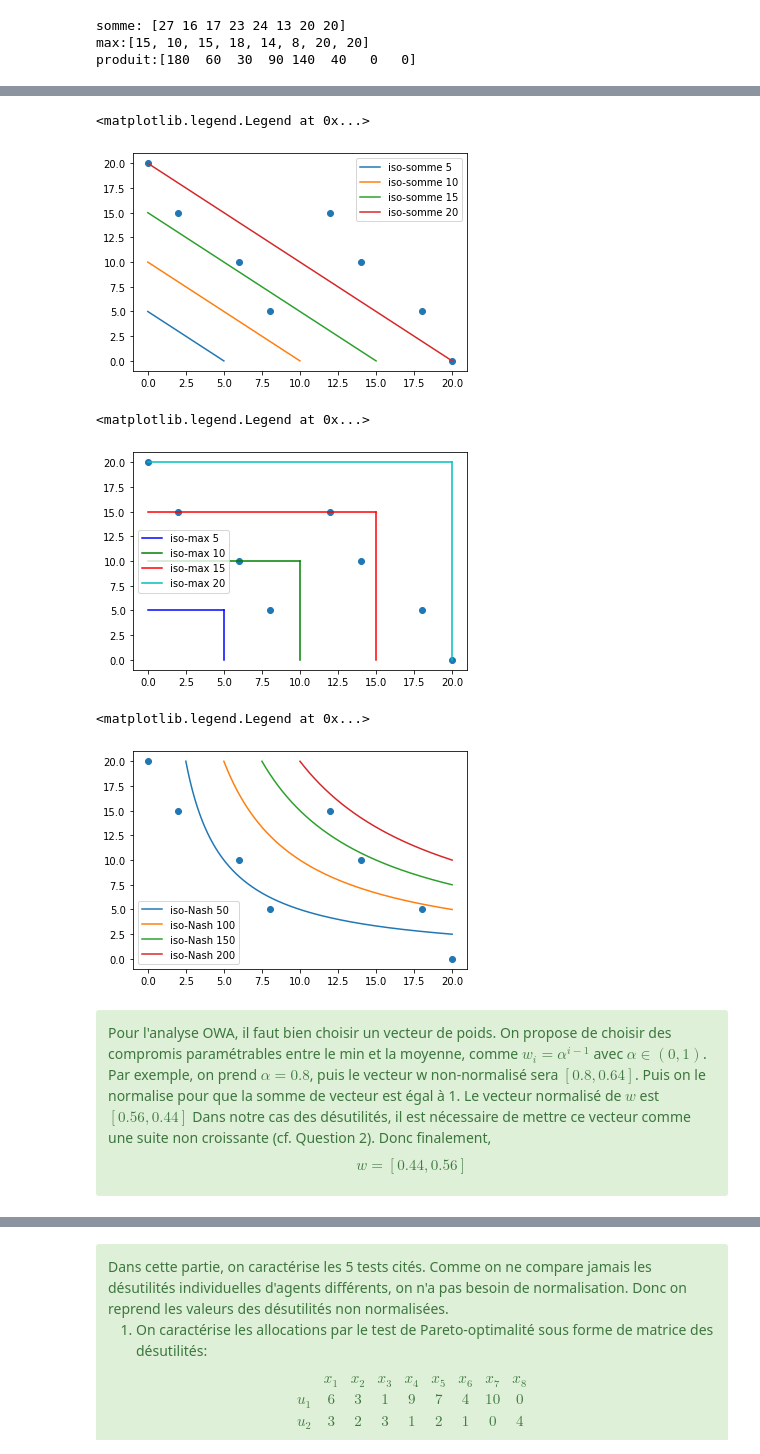
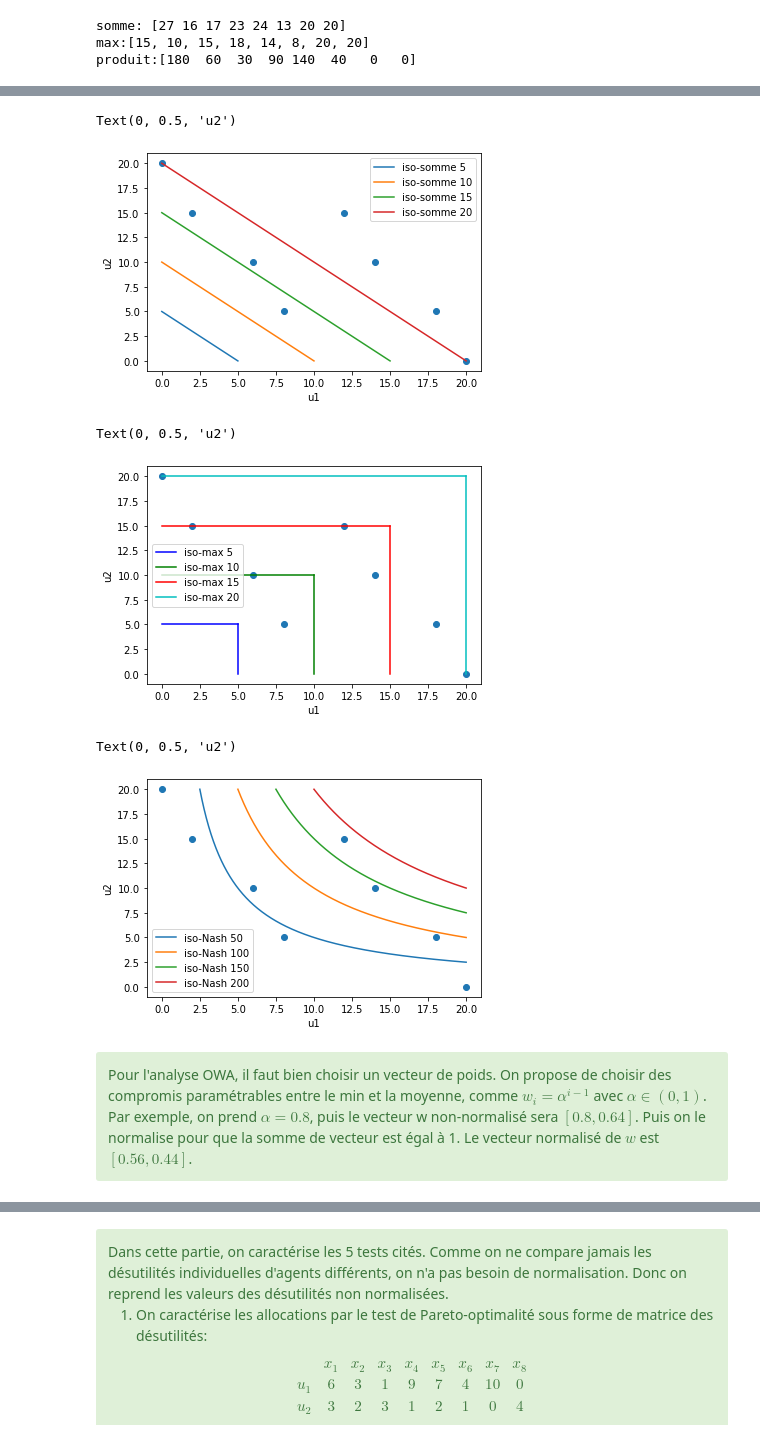
Before and after one commit to Ziqing-WU/Project-EquitableSharing, a Jupyter notebook: BE partage equitable.ipynb, the cells around one changed output, grey strips where cells are left out. Drawn from its saved outputs; the diff is of its cells as text; code cells hidden in the pictures.

```diff
--- a/BE partage equitable.ipynb
+++ b/BE partage equitable.ipynb
@@ -211,9 +213,11 @@ for somme in sommes:
     i+=1
 ax.scatter(u1, u2)
 ax.legend()
+ax.set_xlabel('u1')
+ax.set_ylabel('u2')
 # %% [output]
-<matplotlib.legend.Legend at 0x...>
+Text(0, 0.5, 'u2')
-[figure, old version]
+[figure, new version]
 # %%
 # Plot the iso-égalitarisme curves
 fig = plt.figure()
@@ -231,30 +235,32 @@ for maxe in maxes:
     i+=1
 ax.scatter(u1, u2)
 ax.legend()
+ax.set_xlabel('u1')
+ax.set_ylabel('u2')
 # %% [output]
-<matplotlib.legend.Legend at 0x...>
+Text(0, 0.5, 'u2')
-[figure, old version]
+[figure, new version]
 # %%
 # Plot the iso-Nash curves
 fig = plt.figure()
 ax = plt.axes()
 produits = [50,100,150,200]
 labels = ["iso-Nash "+str(i) for i in produits]
 i=0
 for i in range(len(produits)):
     x = np.linspace(2.5*(i+1), 20, 1000)
     ax.plot(x, produits[i]/x, label = labels[i])
     i+=1
 ax.scatter(u1, u2)
 ax.legend()
+ax.set_xlabel('u1')
+ax.set_ylabel('u2')
 # %% [output]
-<matplotlib.legend.Legend at 0x...>
+Text(0, 0.5, 'u2')
-[figure, old version]
+[figure, new version]
 # %% [markdown]
 <div class="alert alert-block alert-success">
-Pour l'analyse OWA, il faut bien choisir un vecteur de poids. On propose de choisir des compromis paramétrables entre le min et la moyenne, comme $w_i=\alpha^{i-1}$ avec $\alpha\in(0,1)$. Par exemple, on prend $\alpha=0.8$, puis le vecteur w non-normalisé sera $[0.8, 0.64]$. Puis on le normalise pour que la somme de vecteur est égal à 1. Le vecteur normalisé de $w$ est $[0.56, 0.44]$
-Dans notre cas des désutilités, il est nécessaire de mettre ce vecteur comme une suite non croissante (cf. Question 2). Donc finalement,
-    $$w = [0.44,0.56]$$
+Pour l'analyse OWA, il faut bien choisir un vecteur de poids. On propose de choisir des compromis paramétrables entre le min et la moyenne, comme $w_i=\alpha^{i-1}$ avec $\alpha\in(0,1)$. Par exemple, on prend $\alpha=0.8$, puis le vecteur w non-normalisé sera $[0.8, 0.64]$. Puis on le normalise pour que la somme de vecteur est égal à 1. Le vecteur normalisé de $w$ est $[0.56, 0.44]$.
 </div>
 # %%
 # Calculation of OWA
```
Also changed, not shown: parts of 3 cells of this notebook.
